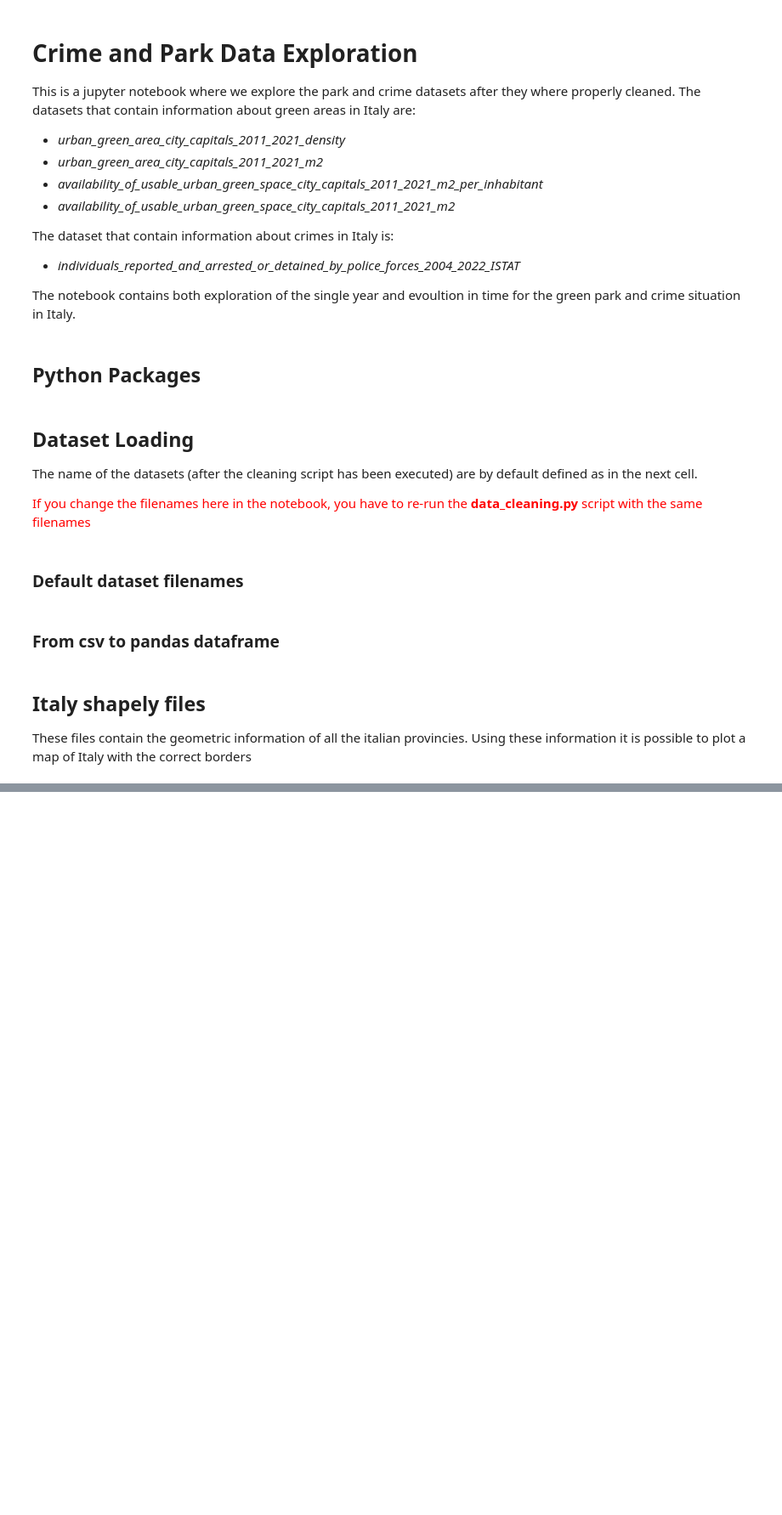
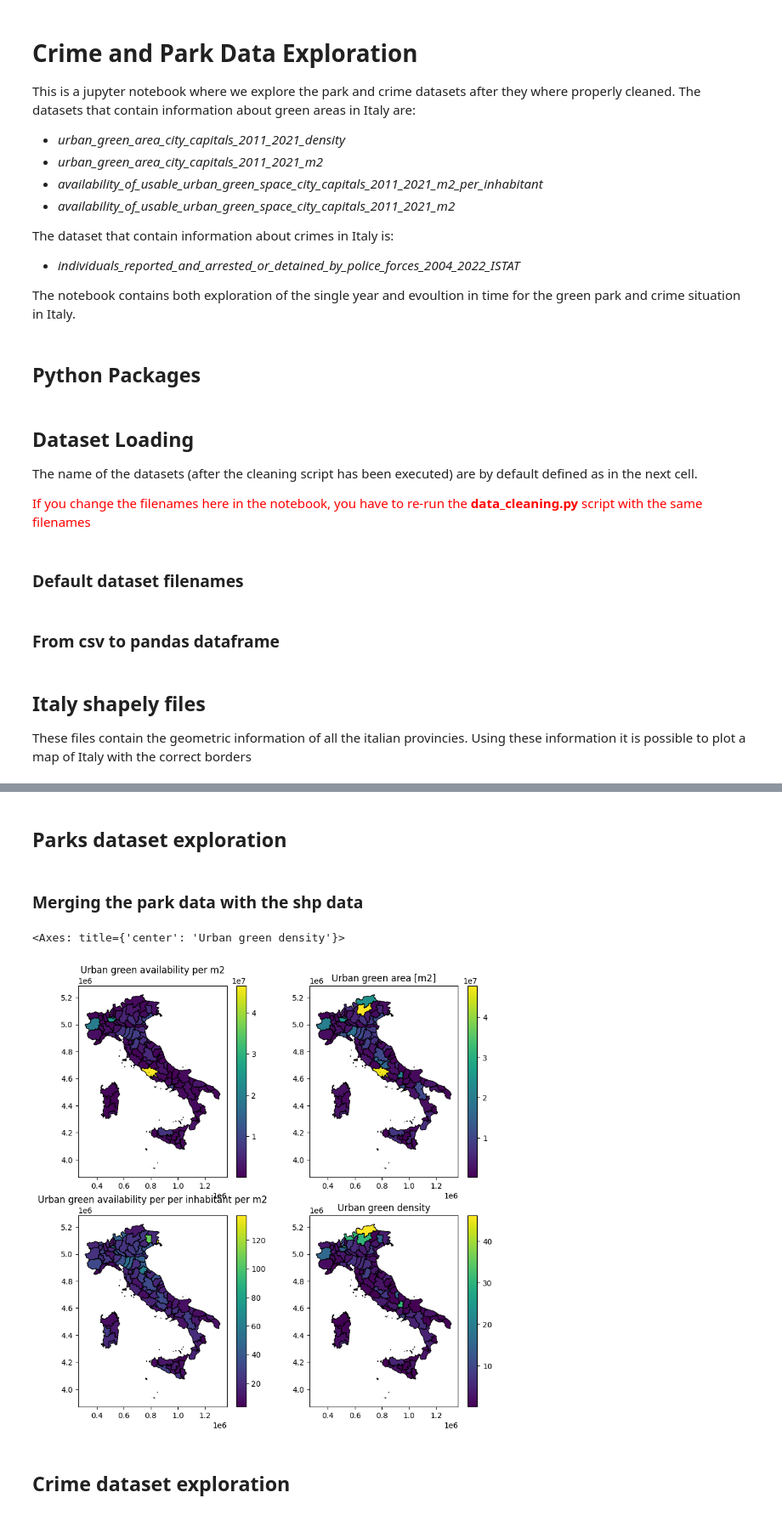
Before and after one commit to leunam10/italian-green-vs-crime-analysis, a Jupyter notebook: notebook/data_exploration.ipynb, the cells around one changed output, grey strips where cells are left out. Shown: that part at 85% size. Saved outputs shown, nothing was run; the diff lists cells and outputs as text; code cells hidden in the pictures; blank space fills up the shorter version.

```diff
--- a/notebook/data_exploration.ipynb
+++ b/notebook/data_exploration.ipynb
@@ -69,0 +86,46 @@ DataSourceError: /workspaces/italian-green-vs-crime-analysis/notebook/../data/it
+# %% [markdown]
+## Parks dataset exploration
+# %%
+### Selecting the park data by year
+urban_green_availability_m2_df_select = urban_green_availability_m2_df[["cities", year]]
+urban_green_availability_m2_per_inhabitant_df_select = urban_green_availability_m2_per_inhabitant_df[["cities", year]]
+urban_green_area_m2_df_select = urban_green_area_m2_df[["cities", year]]
+urban_green_area_density_df_select = urban_green_area_density_df[["cities", year]]
+# %% [markdown]
+### Merging the park data with the shp data
+# %%
+# urban_green_availability_m2 dataset
+urban_green_availability_m2_gdf_temp1 = gdf.merge(urban_green_availability_m2_df_select, left_on = "DEN_PROV", right_on = "cities")
+urban_green_availability_m2_gdf_temp2 = gdf.merge(urban_green_availability_m2_df_select, left_on = "DEN_CM", right_on = "cities")
+urban_green_availability_m2_gdf = pd.concat([urban_green_availability_m2_gdf_temp1, urban_green_availability_m2_gdf_temp2])
+
+# urban_green_availability_m2_per_inhabitant dataset
+urban_green_availability_m2_per_inhabitant_gdf_temp1 = gdf.merge(urban_green_availability_m2_per_inhabitant_df_select, left_on = "DEN_PROV", right_on = "cities")
+urban_green_availability_m2_per_inhabitant_gdf_temp2 = gdf.merge(urban_green_availability_m2_per_inhabitant_df_select, left_on = "DEN_CM", right_on = "cities")
+urban_green_availability_m2_per_inhabitant_gdf = pd.concat([urban_green_availability_m2_per_inhabitant_gdf_temp1, urban_green_availability_m2_per_inhabitant_gdf_temp2])
+
+# urban_green_area_m2 dataset
+urban_green_area_m2_gdf_temp1 = gdf.merge(urban_green_area_m2_df_select, left_on = "DEN_PROV", right_on = "cities")
+urban_green_area_m2_gdf_temp2 = gdf.merge(urban_green_area_m2_df_select, left_on = "DEN_CM", right_on = "cities")
+urban_green_area_m2_gdf = pd.concat([urban_green_area_m2_gdf_temp1, urban_green_area_m2_gdf_temp2])
+
+# urban_green_area_density dataset
+urban_green_area_density_gdf_temp1 = gdf.merge(urban_green_area_density_df_select, left_on = "DEN_PROV", right_on = "cities")
+urban_green_area_density_gdf_temp2 = gdf.merge(urban_green_area_density_df_select, left_on = "DEN_CM", right_on = "cities")
+urban_green_area_density_gdf = pd.concat([urban_green_area_density_gdf_temp1, urban_green_area_density_gdf_temp2])
+# %%
+fig, ax = plt.subplots(2,2, figsize=(10,10))
+ax[0,0].set_title("Urban green availability per m2")
+ax[0,1].set_title("Urban green area [m2]")
+ax[1,0].set_title("Urban green availability per per inhabitant per m2")
+ax[1,1].set_title("Urban green density")
+
+urban_green_availability_m2_gdf.plot(column=year, cmap='viridis', linewidth=0.8, ax=ax[0,0], edgecolor='k', legend=True)
+urban_green_area_m2_gdf.plot(column=year, cmap='viridis', linewidth=0.8, ax=ax[0,1], edgecolor='k', legend=True)
+urban_green_availability_m2_per_inhabitant_gdf.plot(column=year, cmap='viridis', linewidth=0.8, ax=ax[1,0], edgecolor='k', legend=True)
+urban_green_area_density_gdf.plot(column=year, cmap='viridis', linewidth=0.8, ax=ax[1,1], edgecolor='k', legend=True)
+# %% [output]
+<Axes: title={'center': 'Urban green density'}>
+[figure, added]
+# %% [markdown]
+## Crime dataset exploration
```
Also changed, not shown: parts of 1 cell of this notebook, 50 other files.
